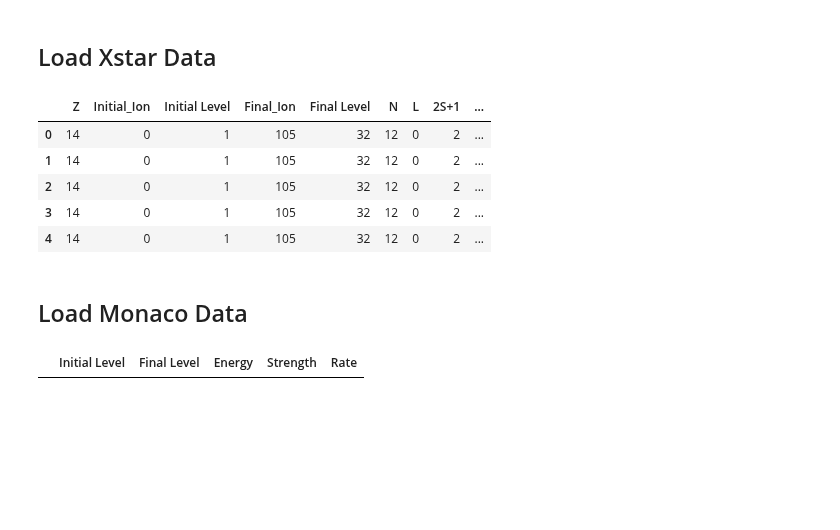
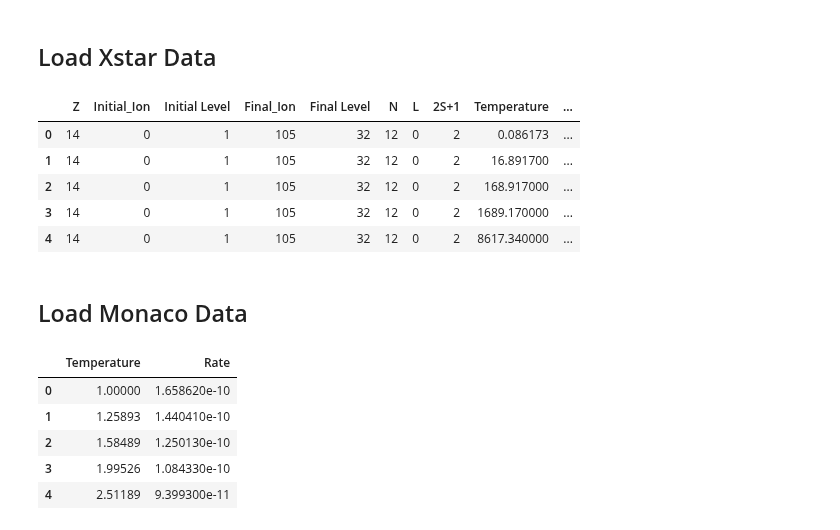
Before and after one commit to AtsushiTanimoto/AtomicDatabase, a Jupyter notebook: comparison.ipynb, the cells around one changed output. Saved outputs shown, nothing was run; the diff lists cells and outputs as text; code cells hidden in the pictures; blank space fills up the shorter version.

```diff
--- a/comparison.ipynb
+++ b/comparison.ipynb
@@ -273,32 +274,32 @@ savefig        ("./figure/08.png")
 # %%
 Si01_Recombination_xstar = read_csv("/Users/tanimoto/github/atomicdatabase/xstar_database/Si/Si01_Superlevel_Recombination.tsv",sep="\t")
 Si01_Recombination_xstar = Si01_Recombination_xstar.drop(columns="Unnamed: 0")
-Si01_Recombination_xstar
+Si01_Recombination_xstar.head()
 # %% [output]
-|  | Z | Initial_Ion | Initial Level | Final_Ion | Final Level | N | L | 2S+1 | ... |
-| 0 | 14 | 0 | 1 | 105 | 32 | 12 | 0 | 2 | ... |
-| 1 | 14 | 0 | 1 | 105 | 32 | 12 | 0 | 2 | ... |
-| 2 | 14 | 0 | 1 | 105 | 32 | 12 | 0 | 2 | ... |
-| 3 | 14 | 0 | 1 | 105 | 32 | 12 | 0 | 2 | ... |
-| 4 | 14 | 0 | 1 | 105 | 32 | 12 | 0 | 2 | ... |
+|  | Z | Initial_Ion | Initial Level | Final_Ion | Final Level | N | L | 2S+1 | Temperature | ... |
+| 0 | 14 | 0 | 1 | 105 | 32 | 12 | 0 | 2 | 0.086173 | ... |
+| 1 | 14 | 0 | 1 | 105 | 32 | 12 | 0 | 2 | 16.891700 | ... |
+| 2 | 14 | 0 | 1 | 105 | 32 | 12 | 0 | 2 | 168.917000 | ... |
+| 3 | 14 | 0 | 1 | 105 | 32 | 12 | 0 | 2 | 1689.170000 | ... |
+| 4 | 14 | 0 | 1 | 105 | 32 | 12 | 0 | 2 | 8617.340000 | ... |
 # %% [markdown]
 ## Load Monaco Data
 # %%
 Temperature = []
-
+Rate        = []
 
 with open("/Users/tanimoto/github/atomicdatabase/monaco_database/Si/Si01.rates") as file:
     for line in file.readlines():
-        line = line.split()
-        if line[0] in Si01_Translation.keys() and line[2] in Si01_Translation.values():
-            Initial_Level += [int(Si01_Translation[line[0]])]
-            Final_Level   += [int(Si01_Translation[line[2]])]
-            Energy        += [float(line[4])]
-            Strength      += [float(line[5])]
-            Rate          += [float(line[6])]
+        line         = line.split()
+        Temperature += [float(line[1])]
+        Rate        += [float(line[2])]
 
-Si01_Transition_monaco = DataFrame({"Initial Level":Initial_Level, "Final Level":Final_Level, "Energy":Energy, "Strength":Strength, "Rate":Rate})
-Si01_Transition_monaco = Si01_Transition_monaco.sort_values(["Initial Level", "Final Level"]).reset_index(drop=True)
-Si01_Transition_monaco
+Si01_Recombination_monaco = DataFrame({"Temperature":Temperature, "Rate":Rate})
+Si01_Recombination_monaco.head()
 # %% [output]
-|  | Initial Level | Final Level | Energy | Strength | Rate |
+|  | Temperature | Rate |
+| 0 | 1.00000 | 1.658620e-10 |
+| 1 | 1.25893 | 1.440410e-10 |
+| 2 | 1.58489 | 1.250130e-10 |
+| 3 | 1.99526 | 1.084330e-10 |
+| 4 | 2.51189 | 9.399300e-11 |
```
Also changed, not shown: parts of 3 cells of this notebook.
